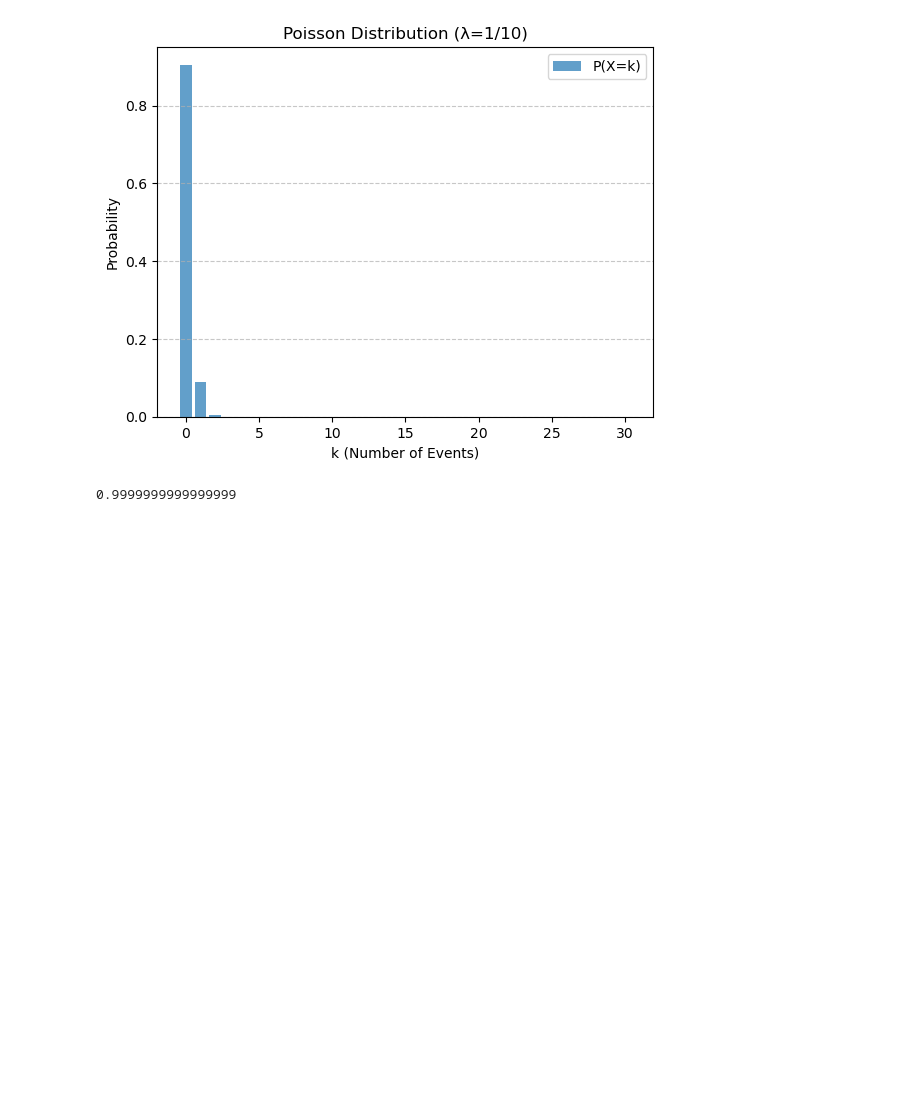
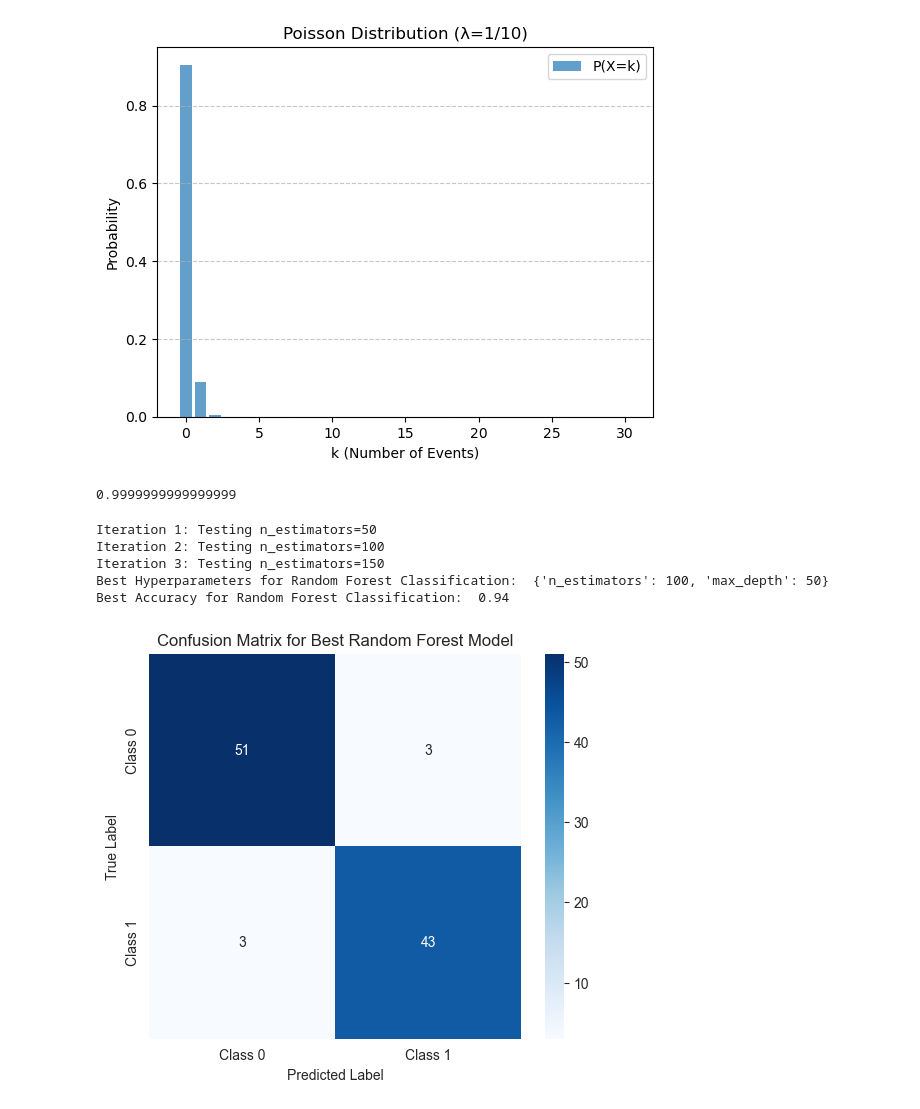
Before and after one commit to kimjuhwan1234/Study_DL_and_Coding, a Jupyter notebook: Baekjoon.ipynb, the cells around one changed output. Saved outputs shown, nothing was run; the diff lists cells and outputs as text; code cells hidden in the pictures; blank space fills up the shorter version.

```diff
--- a/Baekjoon.ipynb
+++ b/Baekjoon.ipynb
@@ -3659,3 +3659,69 @@ ex_df=pd.DataFrame(poisson_probs).reset_index()
 ex_df[0].sum()
 # %% [output]
 0.9999999999999999
+# %%
+import numpy as np
+import seaborn as sns
+import matplotlib.pyplot as plt
+from sklearn.datasets import make_classification
+from sklearn.preprocessing import StandardScaler
+from sklearn.ensemble import RandomForestClassifier
+from sklearn.model_selection import train_test_split
+from sklearn.metrics import accuracy_score, confusion_matrix
+
+
+X, y = make_classification(n_samples=500, n_features=10, n_classes=2, random_state=42)
+X_train, X_val, y_train, y_val = train_test_split(X, y, test_size=0.2, random_state=42)
+
+# 데이터 정규화
+scaler = StandardScaler()
+X_train_norm = scaler.fit_transform(X_train)
+X_val_norm = scaler.transform(X_val)
+
+# 하이퍼파라미터 튜닝을 위한 변수 초기화
+best_rf = None
+best_rf_acc = 0  # Accuracy는 높을수록 좋음
+best_rf_hyperparameter = None
+n_estimators = [50, 100, 150]
+max_depths = [50, 75, 100]
+
+i = 0
+for estimator in n_estimators:
+    i += 1
+    print(f"Iteration {i}: Testing n_estimators={estimator}")
+
+    for depth in max_depths:
+        rf = RandomForestClassifier(max_depth=depth, n_estimators=estimator, random_state=42)
+        rf.fit(X_train_norm, y_train)
+        y_pred = rf.predict(X_val_norm)
+        acc = accuracy_score(y_val, y_pred)
+
+        # 최적의 모델인지 확인
+        if acc > best_rf_acc:
+            best_rf = rf
+            best_rf_acc = acc
+            best_rf_hyperparameter = {'n_estimators': estimator,
+                                      'max_depth': depth}
+
+# 최적의 하이퍼파라미터 출력
+print("Best Hyperparameters for Random Forest Classification: ", best_rf_hyperparameter)
+print("Best Accuracy for Random Forest Classification: ", best_rf_acc)
+
+# Confusion Matrix 시각화
+y_pred = best_rf.predict(X_val_norm)
+cm = confusion_matrix(y_val, y_pred)
+
+plt.figure(figsize=(6, 5))
+sns.heatmap(cm, annot=True, fmt='d', cmap='Blues', xticklabels=['Class 0', 'Class 1'],
+            yticklabels=['Class 0', 'Class 1'])
+plt.xlabel('Predicted Label')
+plt.ylabel('True Label')
+plt.title('Confusion Matrix for Best Random Forest Model')
+plt.show()
+# %% [output]
+Iteration 1: Testing n_estimators=50
+Iteration 2: Testing n_estimators=100
+Iteration 3: Testing n_estimators=150
+Best Hyperparameters for Random Forest Classification:  {'n_estimators': 100, 'max_depth': 50}
+Best Accuracy for Random Forest Classification:  0.94
+[figure, added]
```
Also changed, not shown: parts of 7 cells of this notebook.
